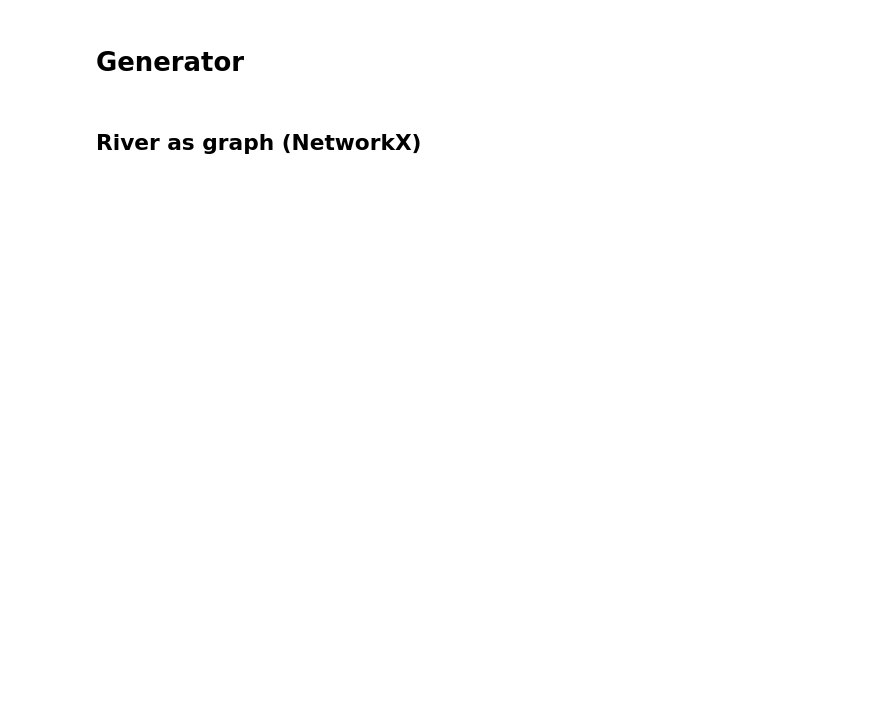
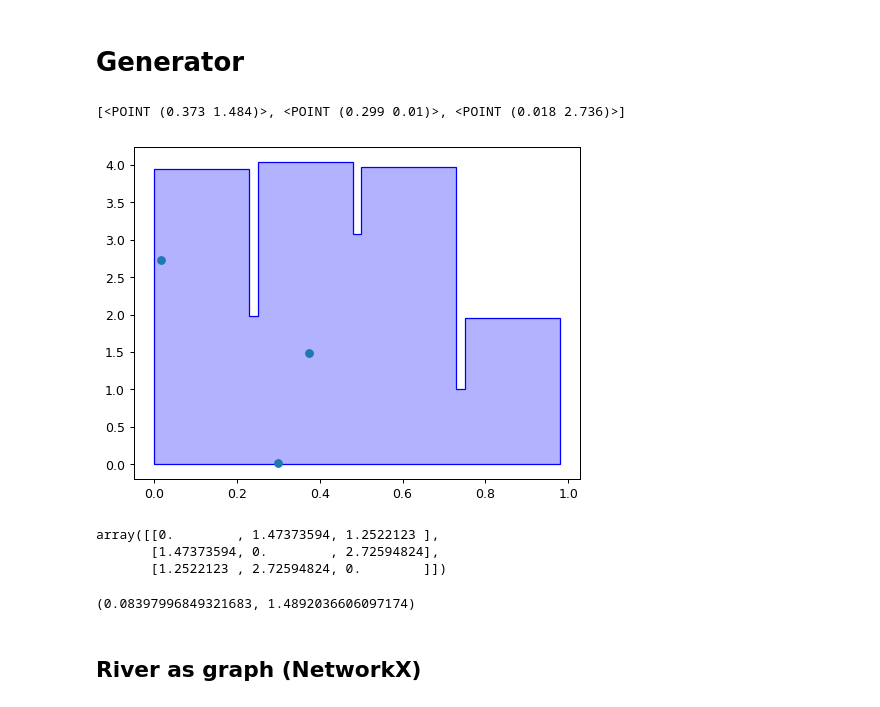
Before and after one commit to KatieBuc/dad, a Jupyter notebook: river_domain.ipynb, the cells around one changed output. Drawn from its saved outputs; the diff is of its cells as text; code cells hidden in the pictures; blank space fills up the shorter version.

```diff
--- a/river_domain.ipynb
+++ b/river_domain.ipynb
@@ -286,0 +291,38 @@ See: https://www.fs.usda.gov/rm/pubs_journals/2022/rmrs_2022_santos_fernandes_e0
+# %%
+# add points, calculate stream distance
+from shapely.geometry import Point
+
+
+def random_sample_polygon(polygon, number):
+    points = []
+    minx, miny, maxx, maxy = polygon.bounds
+    while len(points) < number:
+        pnt = Point(np.random.uniform(minx, maxx), np.random.uniform(miny, maxy))
+        if polygon.contains(pnt):
+            points.append(pnt)
+    return points
+# %%
+s_t = random_sample_polygon(polygon, 3)
+s_t
+# %% [output]
+[<POINT (0.373 1.484)>, <POINT (0.299 0.01)>, <POINT (0.018 2.736)>]
+# %%
+fig = plt.figure(1, dpi=90)
+ax = fig.add_subplot()
+
+plot_polygon(polygon, ax=ax, add_points=False, color="b")
+xs = [point.x for point in s_t]
+ys = [point.y for point in s_t]
+plt.scatter(xs, ys)
+plt.show()
+# %% [output]
+[figure, added]
+# %%
+import scipy
+
+h_ij = scipy.spatial.distance_matrix([(0, y) for y in ys], [(0, y) for y in ys])
+h_ij
+# %% [output]
+array([[0.        , 1.47373594, 1.2522123 ],
+       [1.47373594, 0.        , 2.72594824],
+       [1.2522123 , 2.72594824, 0.        ]])
@@ -286,0 +361,4 @@ See: https://www.fs.usda.gov/rm/pubs_journals/2022/rmrs_2022_santos_fernandes_e0
+# %%
+xy_along_segment(s_t[0], df)
+# %% [output]
+(0.08397996849321683, 1.4892036606097174)
```
Also changed, not shown: parts of 9 cells of this notebook.
